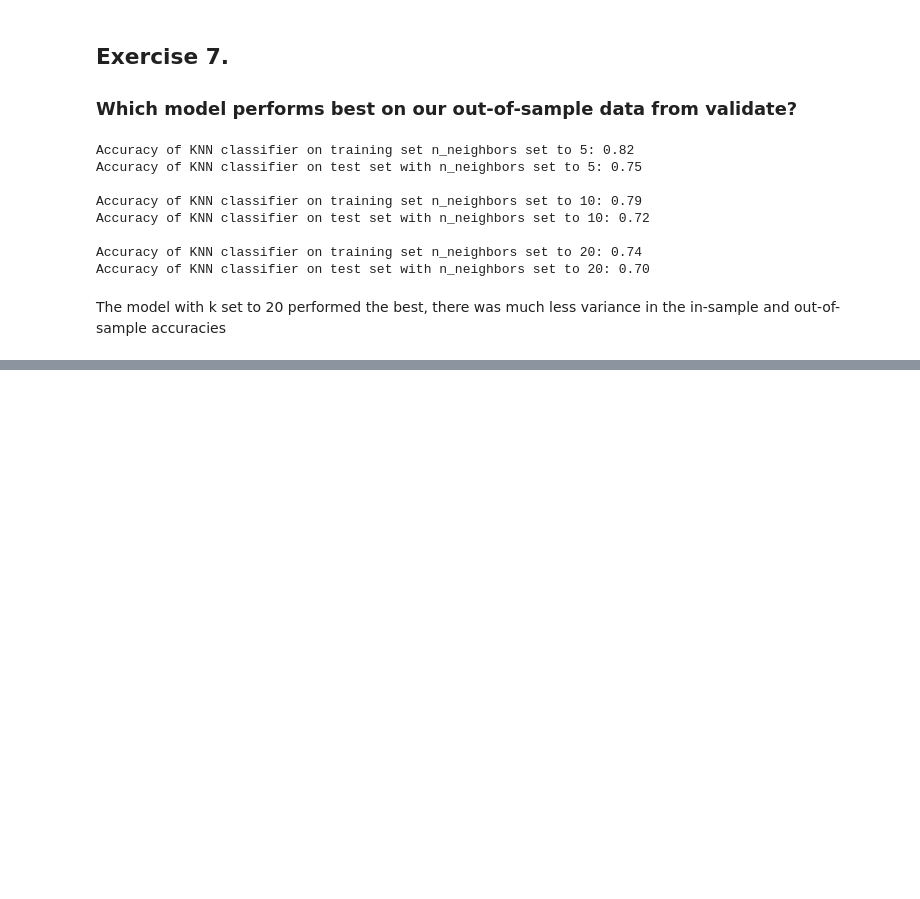
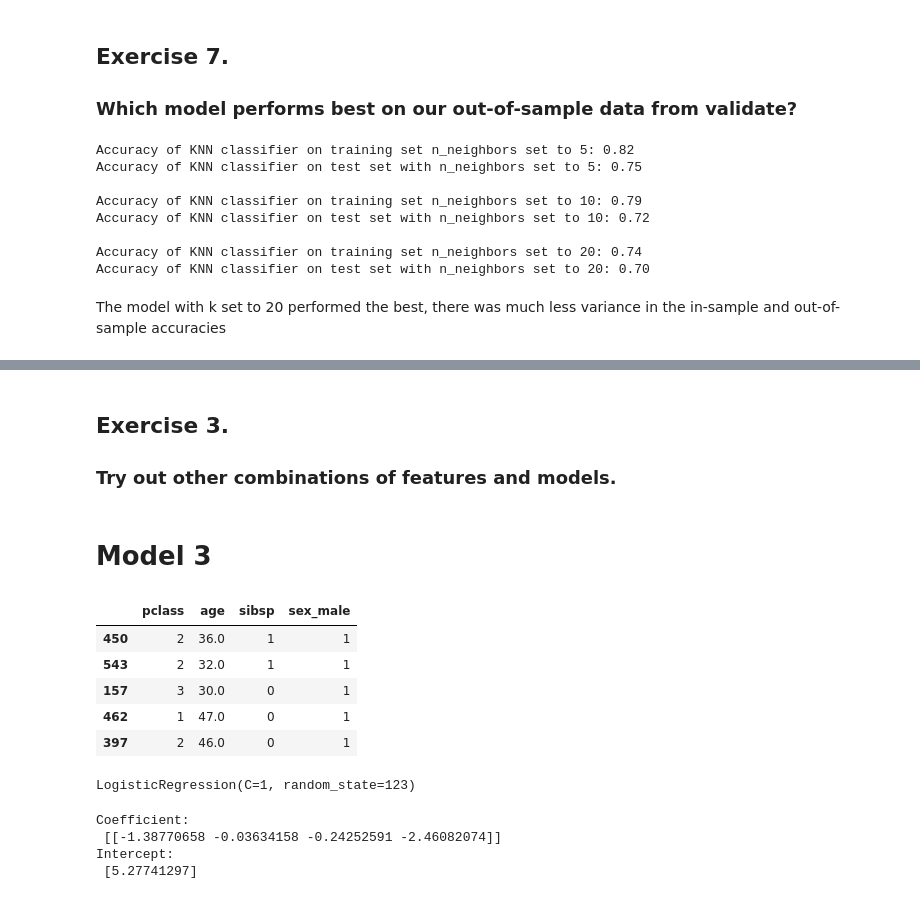
Before and after one commit to mdalton87/classification-exercises, a Jupyter notebook: model.ipynb, the cells around one changed output, grey strips where cells are left out. Drawn from its saved outputs; the diff is of its cells as text; code cells hidden in the pictures; blank space fills up the shorter version.

```diff
--- a/model.ipynb
+++ b/model.ipynb
@@ -765,0 +831,4 @@ The model with k set to 20 performed the best, there was much less variance in t
+# %%
+df2.dropna(inplace=True)
+# %%
+train, validate, test = split(df2, stratify_by="survived")
@@ -765,0 +861,5 @@ The model with k set to 20 performed the best, there was much less variance in t
+# %%
+train["most_frequent"] = 0
+baseline_accuracy = (train.survived == train.most_frequent).mean()
+print(f'My baseline prediction is survived = 0')
+print(f'My baseline accuracy is: {baseline_accuracy:.2%}')
@@ -765,0 +973,32 @@ The model with k set to 20 performed the best, there was much less variance in t
+# %% [markdown]
+## Exercise 3.
+### Try out other combinations of features and models.
+# %% [markdown]
+# Model 3
+# %%
+X_train4 = train.drop(columns=['survived', 'fare', 'parch', 'embark_town', 'most_frequent'])
+
+X_validate4 = validate.drop(columns=['survived', 'fare', 'parch', 'embark_town'])
+
+X_test4 = test.drop(columns=['survived', 'fare', 'parch', 'embark_town'])
+# %%
+X_train4.head()
+# %% [output]
+|  | pclass | age | sibsp | sex_male |
+| 450 | 2 | 36.0 | 1 | 1 |
+| 543 | 2 | 32.0 | 1 | 1 |
+| 157 | 3 | 30.0 | 0 | 1 |
+| 462 | 1 | 47.0 | 0 | 1 |
+| 397 | 2 | 46.0 | 0 | 1 |
+# %%
+logit.fit(X_train4, y_train)
+# %% [output]
+LogisticRegression(C=1, random_state=123)
+# %%
+print('Coefficient: \n', logit.coef_)
+print('Intercept: \n', logit.intercept_)
+# %% [output]
+Coefficient:
+ [[-1.38770658 -0.03634158 -0.24252591 -2.46082074]]
+Intercept:
+ [5.27741297]
```
Also changed, not shown: parts of 52 cells of this notebook, 6 other files.
